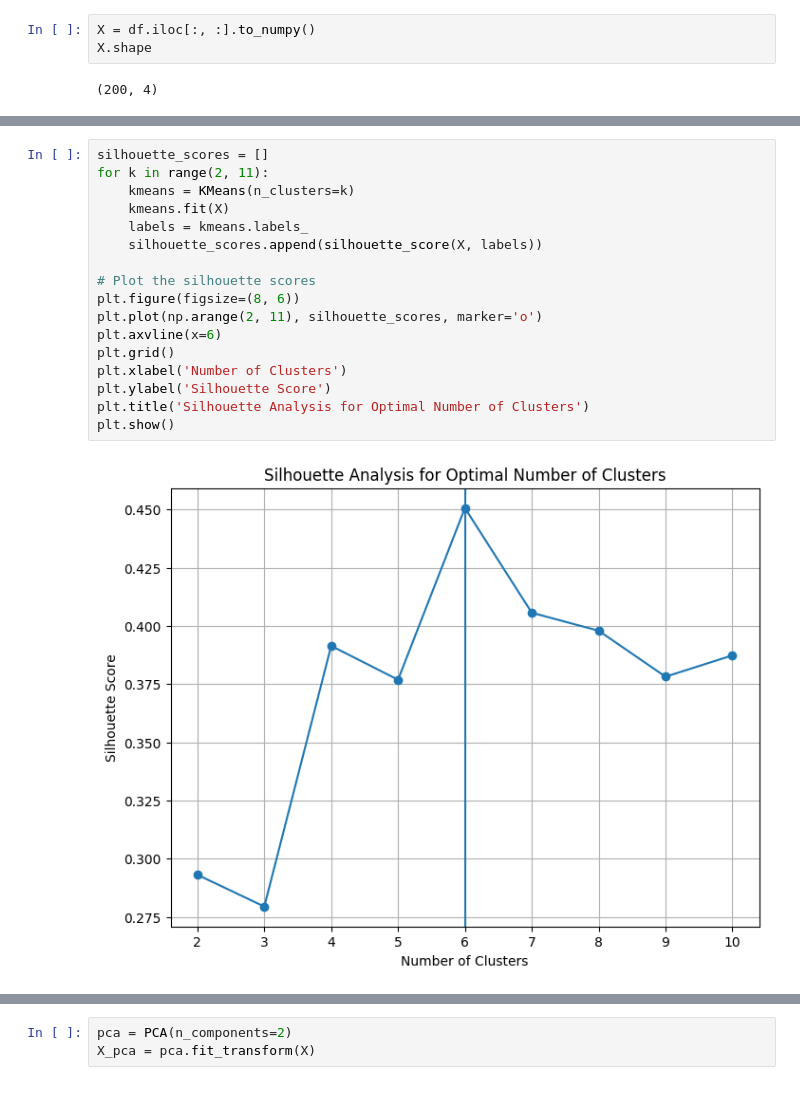
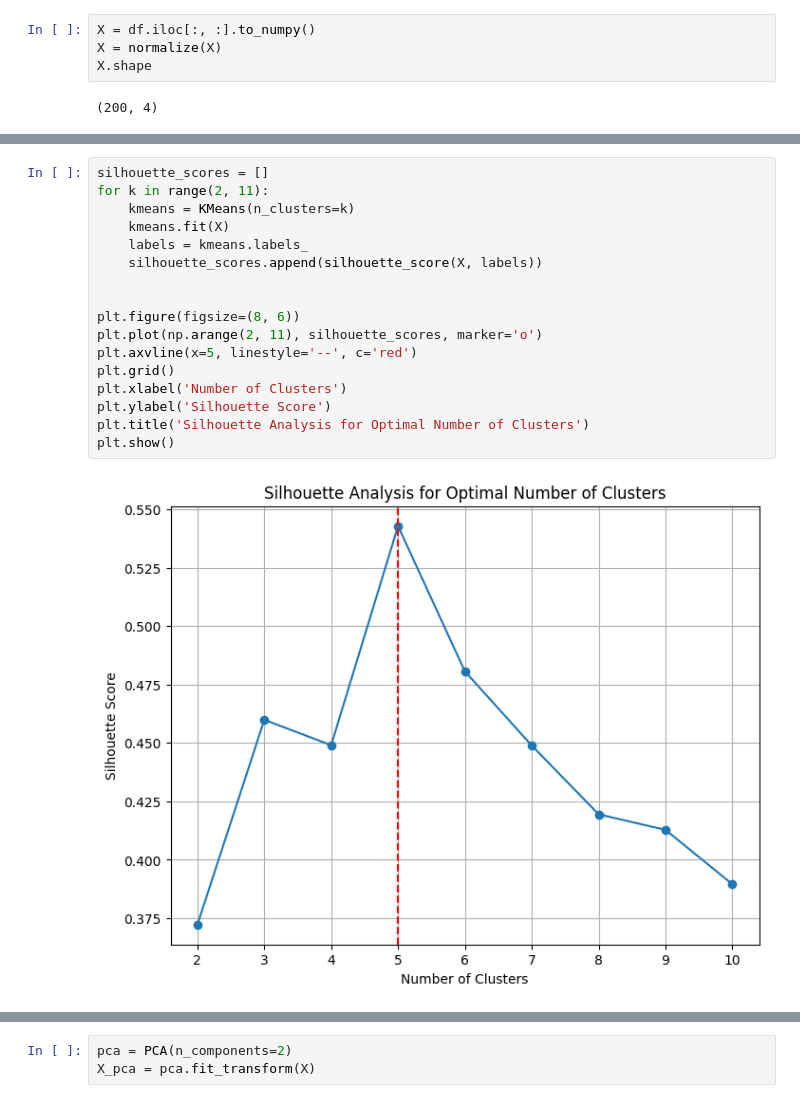
Before and after one commit to javadkavian/ML_Assignments, a Jupyter notebook: MixtureModelsPCA/Q7.ipynb, the cells around one changed output, grey strips where cells are left out. Saved outputs shown, nothing was run; the diff lists cells and outputs as text.

```diff
--- a/MixtureModelsPCA/Q7.ipynb
+++ b/MixtureModelsPCA/Q7.ipynb
@@ -21,6 +22,7 @@ df.head()
 df['Gender'].replace({'Male':0, 'Female':1}, inplace=True)
 # %%
 X = df.iloc[:, :].to_numpy()
+X = normalize(X)
 X.shape
 # %% [output]
 (200, 4)
@@ -43,22 +45,22 @@ plt.grid()
 # %%
 silhouette_scores = []
 for k in range(2, 11):
     kmeans = KMeans(n_clusters=k)
     kmeans.fit(X)
     labels = kmeans.labels_
     silhouette_scores.append(silhouette_score(X, labels))
 
-# Plot the silhouette scores
+
 plt.figure(figsize=(8, 6))
 plt.plot(np.arange(2, 11), silhouette_scores, marker='o')
-plt.axvline(x=6)
+plt.axvline(x=5, linestyle='--', c='red')
 plt.grid()
 plt.xlabel('Number of Clusters')
 plt.ylabel('Silhouette Score')
 plt.title('Silhouette Analysis for Optimal Number of Clusters')
 plt.show()
 # %% [output]
-[figure, old version]
+[figure, new version]
 # %%
 db_scores = []
 for k in np.arange(2, 11):
```
Also changed, not shown: parts of 10 cells of this notebook, 3 other files.
